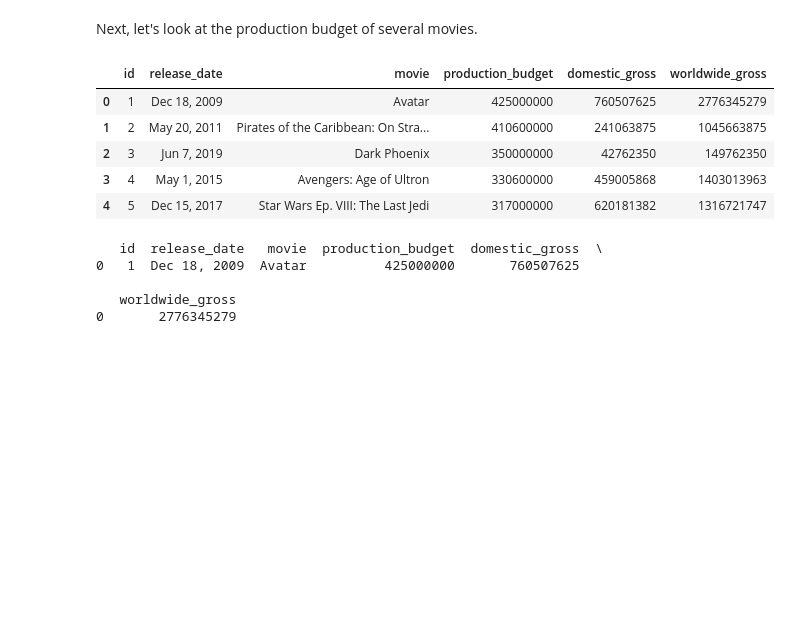
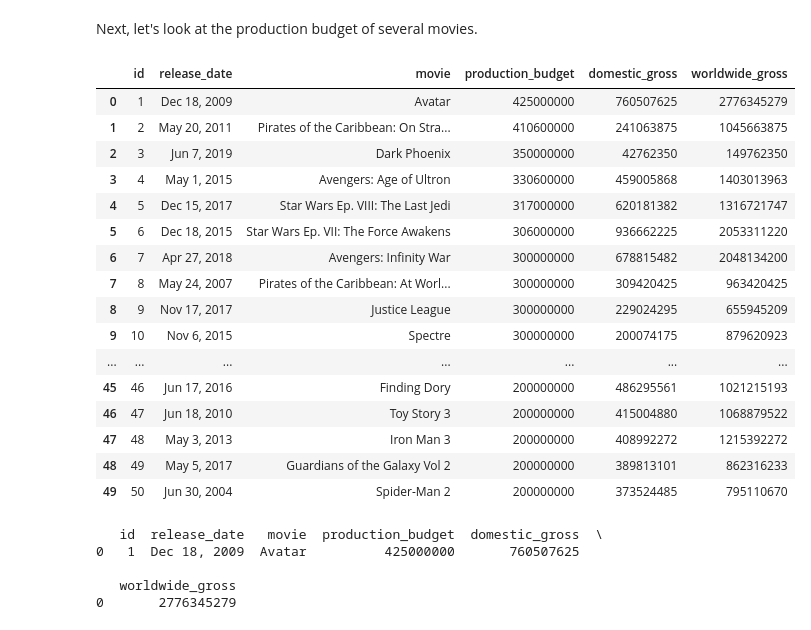
Before and after one commit to aharri123/dsc-phase-1-project-v2-4, a Jupyter notebook: student.ipynb, the cells around one changed output. Cells and saved outputs as stored; diff of their text form; code cells hidden in the pictures; blank space fills up the shorter version.

```diff
--- a/student.ipynb
+++ b/student.ipynb
@@ -86,32 +111,42 @@ Looking at the years for this data, it looks like the years range from 2010 to 2
 # %% [markdown]
 Next, let's look at the production budget of several movies.
 # %%
-#First let's do some cleanup
-
 df_budget = pd.read_csv('tn.movie_budgets.csv')
 
+#First let's do some cleanup
 #Let's get rid of the dollar signs and commas in the column values
 df_budget['production_budget'] = df_budget['production_budget'].str.replace('$','')
 df_budget['production_budget'] = df_budget['production_budget'].str.replace(',','')
 df_budget['domestic_gross'] = df_budget['domestic_gross'].str.replace('$','')
 df_budget['domestic_gross'] = df_budget['domestic_gross'].str.replace(',','')
 df_budget['worldwide_gross'] = df_budget['worldwide_gross'].str.replace('$','')
 df_budget['worldwide_gross'] = df_budget['worldwide_gross'].str.replace(',','')
 
 
 #Now let's convert the strings to ints
 df_budget['production_budget'] = df_budget['production_budget'].astype(str).astype('int')
 df_budget['domestic_gross'] = df_budget['domestic_gross'].astype(str).astype('int')
 df_budget['worldwide_gross'] = df_budget['worldwide_gross'].astype(str).astype('int64')
 
-df_budget.head()
+df_budget.head(50)
 # %% [output]
 |  | id | release_date | movie | production_budget | domestic_gross | worldwide_gross |
 | 0 | 1 | Dec 18, 2009 | Avatar | 425000000 | 760507625 | 2776345279 |
 | 1 | 2 | May 20, 2011 | Pirates of the Caribbean: On Stra... | 410600000 | 241063875 | 1045663875 |
 | 2 | 3 | Jun 7, 2019 | Dark Phoenix | 350000000 | 42762350 | 149762350 |
 | 3 | 4 | May 1, 2015 | Avengers: Age of Ultron | 330600000 | 459005868 | 1403013963 |
 | 4 | 5 | Dec 15, 2017 | Star Wars Ep. VIII: The Last Jedi | 317000000 | 620181382 | 1316721747 |
+| 5 | 6 | Dec 18, 2015 | Star Wars Ep. VII: The Force Awakens | 306000000 | 936662225 | 2053311220 |
+| 6 | 7 | Apr 27, 2018 | Avengers: Infinity War | 300000000 | 678815482 | 2048134200 |
+| 7 | 8 | May 24, 2007 | Pirates of the Caribbean: At Worl... | 300000000 | 309420425 | 963420425 |
+| 8 | 9 | Nov 17, 2017 | Justice League | 300000000 | 229024295 | 655945209 |
+| 9 | 10 | Nov 6, 2015 | Spectre | 300000000 | 200074175 | 879620923 |
+| ... | ... | ... | ... | ... | ... | ... |
+| 45 | 46 | Jun 17, 2016 | Finding Dory | 200000000 | 486295561 | 1021215193 |
+| 46 | 47 | Jun 18, 2010 | Toy Story 3 | 200000000 | 415004880 | 1068879522 |
+| 47 | 48 | May 3, 2013 | Iron Man 3 | 200000000 | 408992272 | 1215392272 |
+| 48 | 49 | May 5, 2017 | Guardians of the Galaxy Vol 2 | 200000000 | 389813101 | 862316233 |
+| 49 | 50 | Jun 30, 2004 | Spider-Man 2 | 200000000 | 373524485 | 795110670 |
 # %%
 #Let's find the highest production budget movie
 
```
Also changed, not shown: parts of 8 cells of this notebook, 1 other file.
